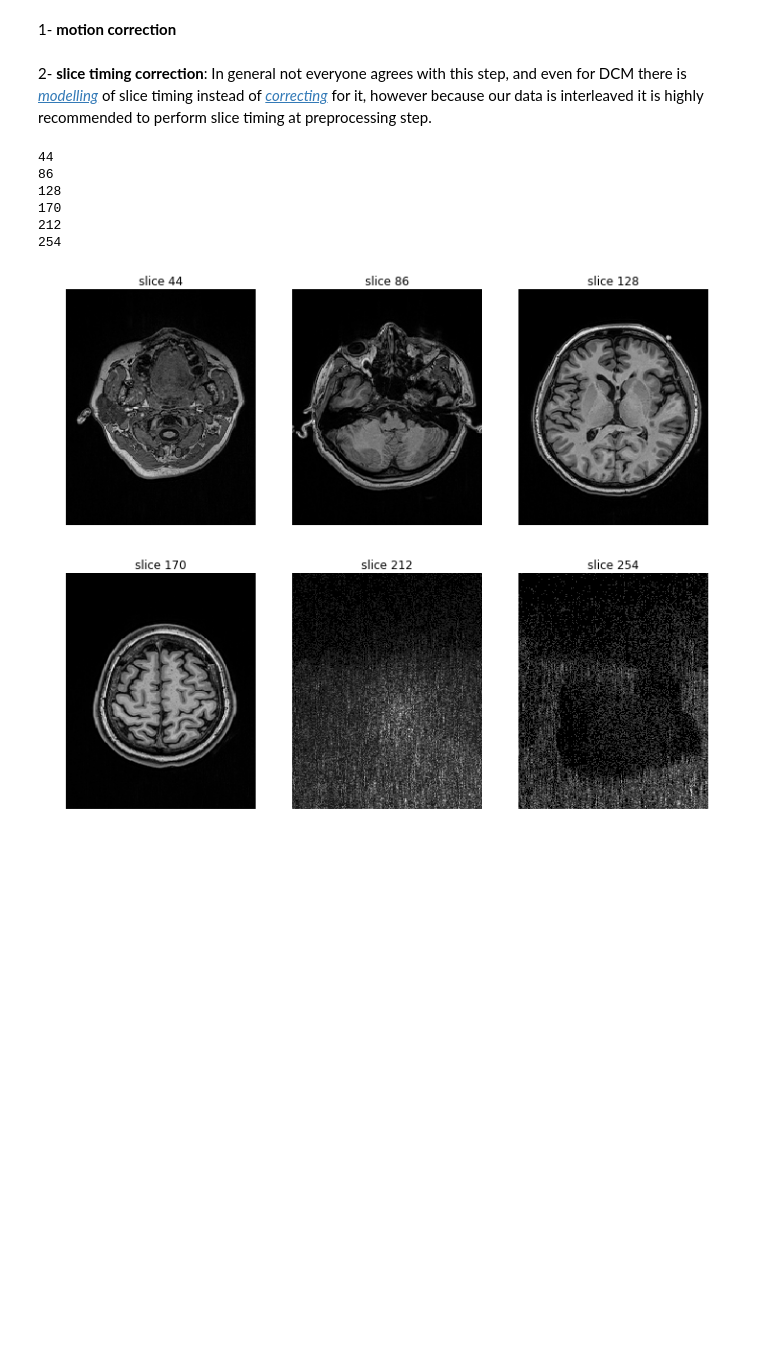
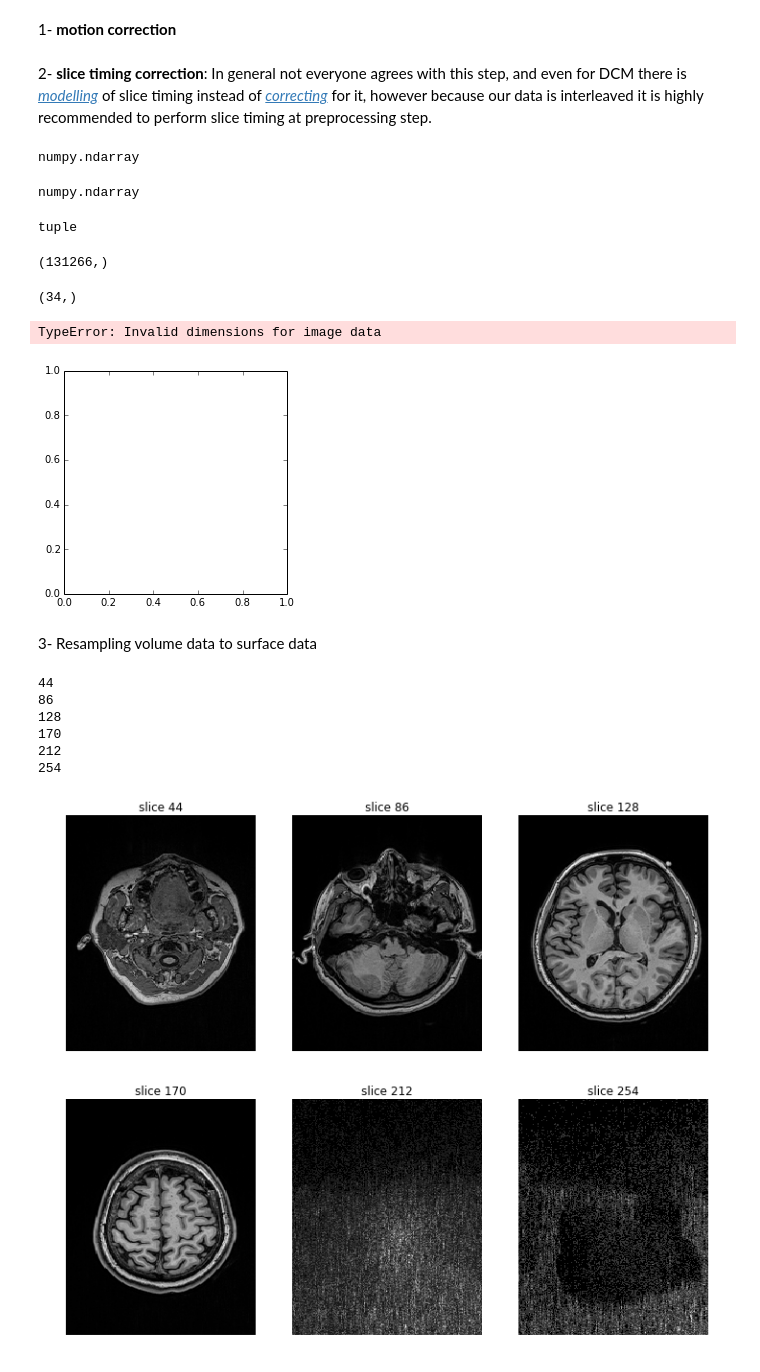
Before and after one commit to armaneshaghi/DCMPy, a Jupyter notebook: notebook/Notebook-1d.ipynb, the cells around one changed output. Saved outputs shown, nothing was run; the diff lists cells and outputs as text; code cells hidden in the pictures; blank space fills up the shorter version.

```diff
--- a/notebook/Notebook-1d.ipynb
+++ b/notebook/Notebook-1d.ipynb
@@ -494,6 +500,36 @@ workflow.connect([( motion_corrector_v1, slice_tc_v1,
                    [('out_file','in_file')]
                     )
                   ])
+# %%
+ lh_area_pial = nb.freesurfer.read_morph_data('/data/subjects_FS/baseline_V_V1/surf/lh.area.pial')
+type(lh_area_pial)
+# %% [output]
+numpy.ndarray
+# %%
+lh_cortex_label = nb.freesurfer.read_label('/data/subjects_FS/baseline_V_V1/label/aparc.annot.ctab')
+type(lh_cortex_label)
+# %% [output]
+numpy.ndarray
+# %%
+lh_pial = nb.freesurfer.read_geometry('/data/subjects_FS/baseline_V_V1/surf/lh.pial')
+type(lh_pial)
+# %% [output]
+tuple
+# %%
+lh_area_pial.shape
+# %% [output]
+(131266,)
+# %%
+lh_cortex_label.shape
+# %% [output]
+(34,)
+# %%
+plt.imshow(lh_pial[1].shape)
+# %% [output]
+TypeError: Invalid dimensions for image data
+[figure, added]
+# %% [markdown]
+3- Resampling volume data to surface data
 # %%
 mri.image().show(path = '/data/working/structural_analysis/_subject_id_baseline_gB_P5/P_bias_field/t1_baseline_P5_corrected_filled.nii.gz'
 # %% [output]
```
Also changed, not shown: parts of 1 cell of this notebook, 2 other files.
